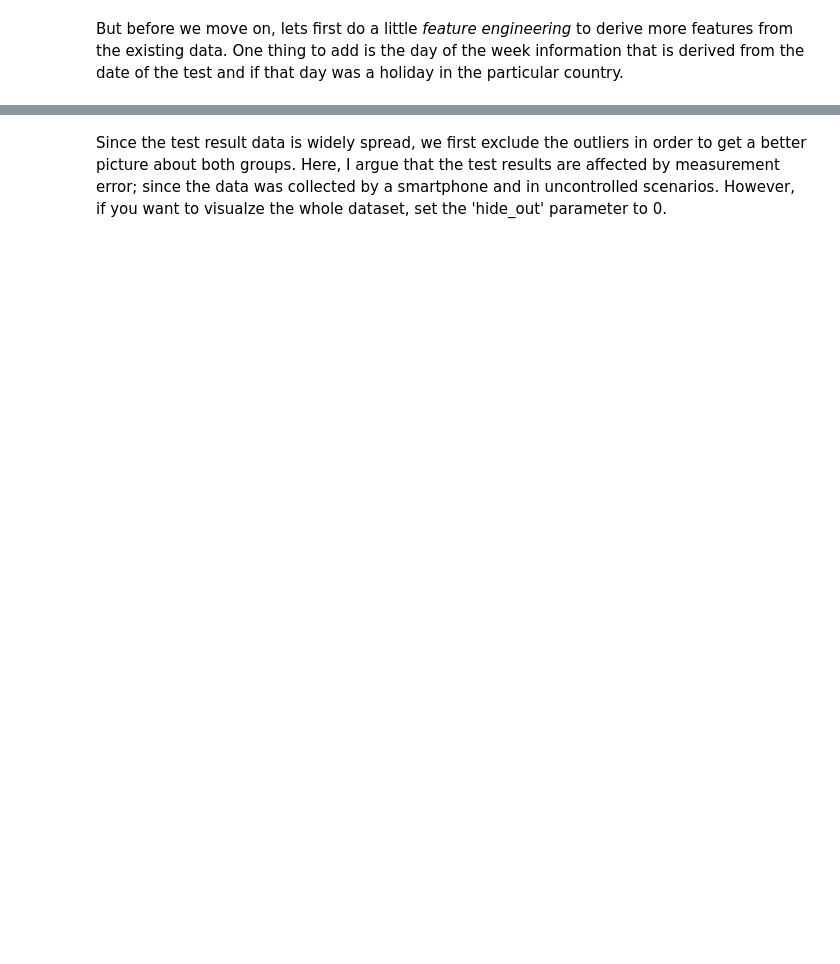
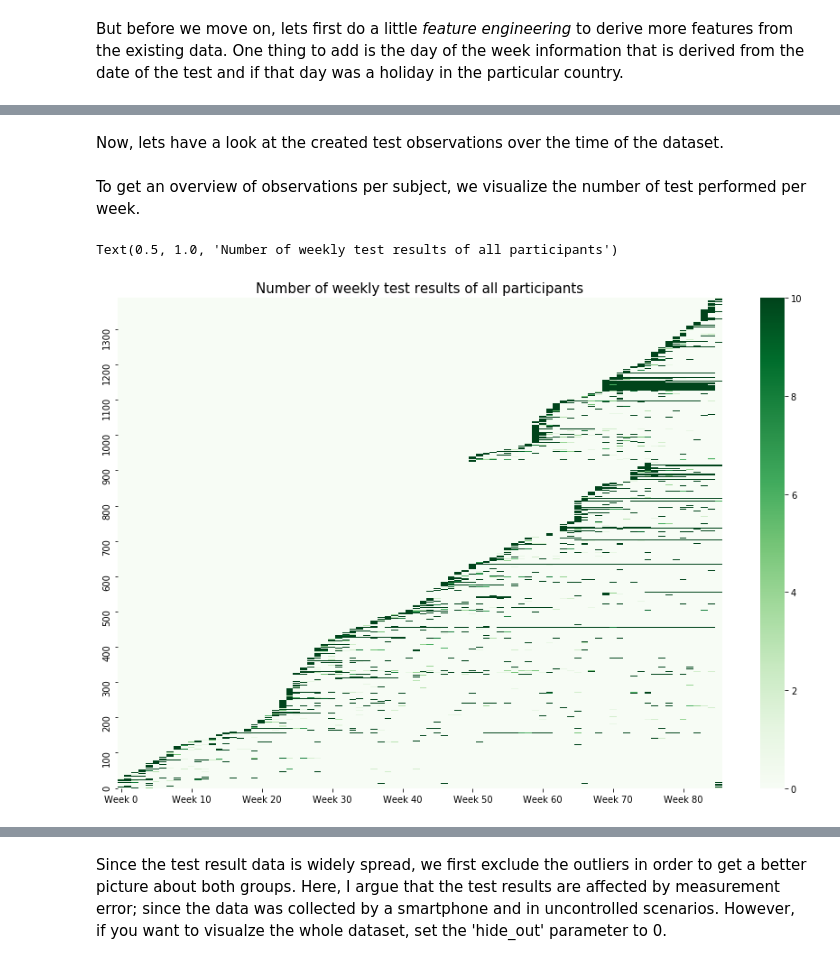
Before and after one commit to ca-schumacher/ms-rwd, a Jupyter notebook: EDA.ipynb, the cells around one changed output, grey strips where cells are left out. Drawn from its saved outputs; the diff is of its cells as text; code cells hidden in the pictures; blank space fills up the shorter version.

```diff
--- a/EDA.ipynb
+++ b/EDA.ipynb
@@ -234,0 +223,2 @@ df.head()
+# %% [markdown]
+Now, lets have a look at the created test observations over the time of the dataset.
@@ -234,0 +239,13 @@ df.head()
+# %% [markdown]
+To get an overview of observations per subject, we visualize the number of test performed per week.
+# %%
+fig = plt.figure(figsize=(15,10))
+
+df_count_weeks = pd.DataFrame(data=count_weeks.transpose())
+df_count_weeks = df_count_weeks.add_prefix('Week ')
+ax = sns.heatmap(df_count_weeks,cmap = "Greens", vmax = 10, xticklabels=10, yticklabels=100)
+ax.invert_yaxis()
+plt.title('Number of weekly test results of all participants', fontsize = 15)
+# %% [output]
+Text(0.5, 1.0, 'Number of weekly test results of all participants')
+[figure, added]
```
Also changed, not shown: parts of 29 cells of this notebook.
